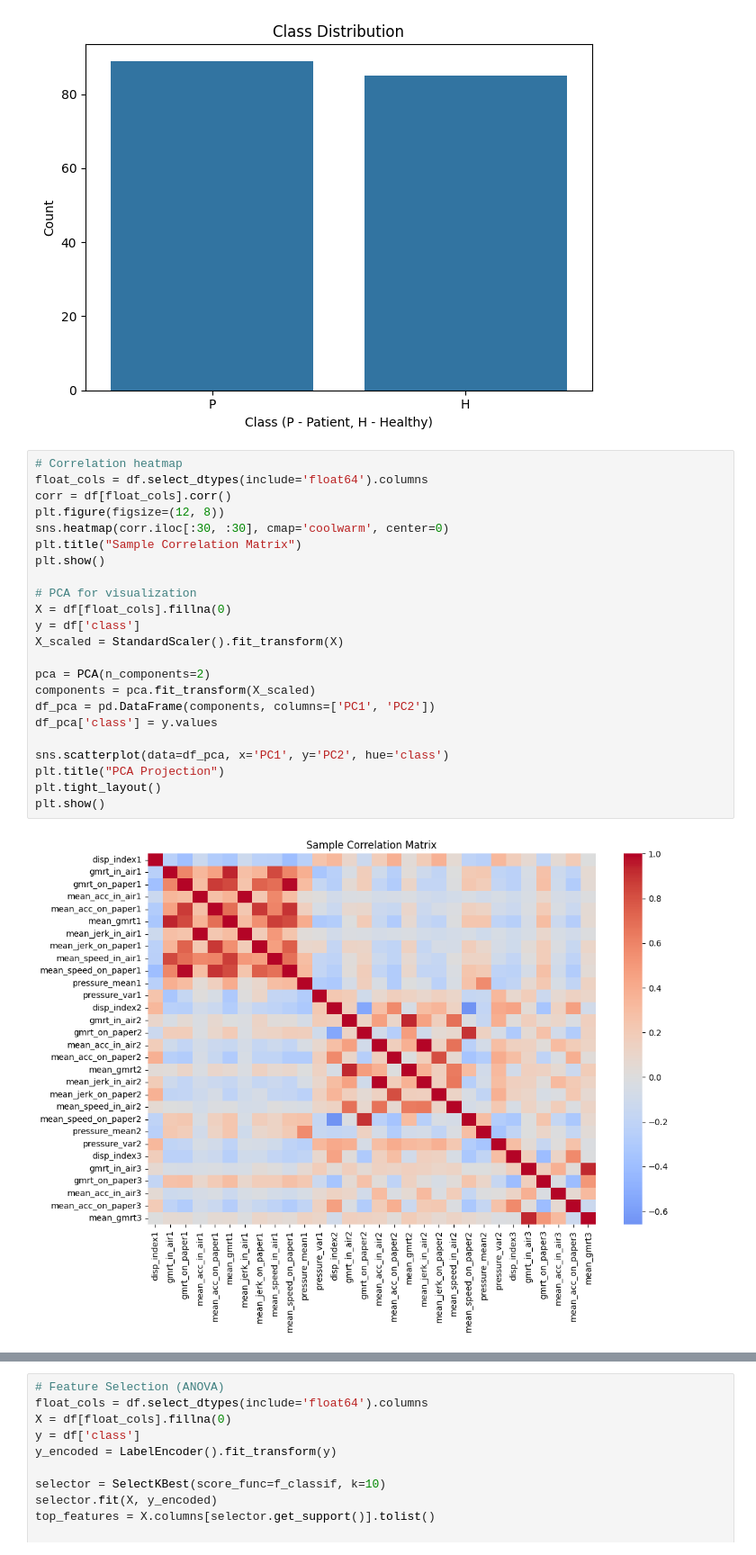
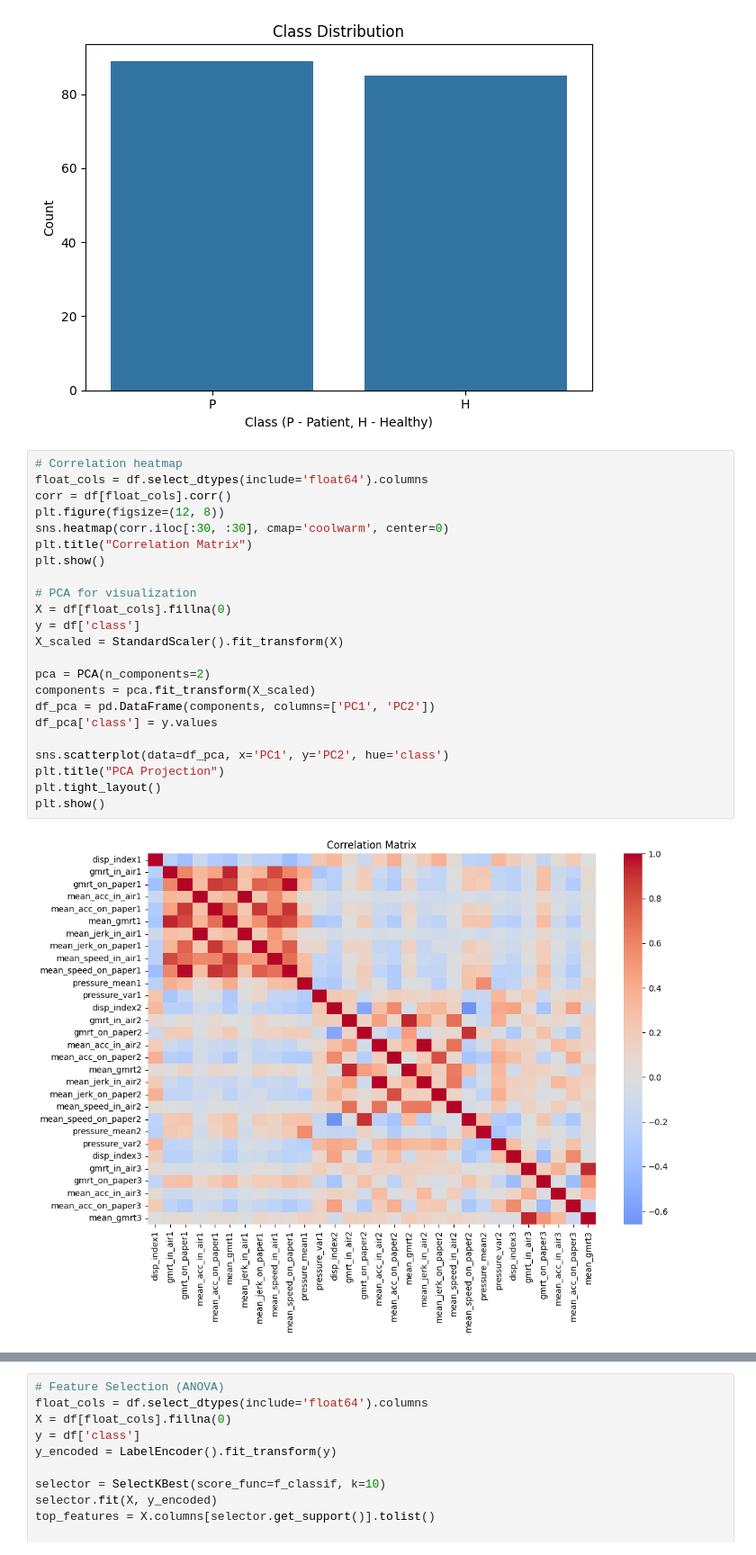
Before and after one commit to ljdvr/DARWIN, a Jupyter notebook: EDA.ipynb, the cells around one changed output, grey strips where cells are left out. Shown at 90% size. Cells and saved outputs as stored; diff of their text form.

```diff
--- a/EDA.ipynb
+++ b/EDA.ipynb
@@ -69,28 +67,28 @@ Name: count, dtype: int64
 # %%
 # Correlation heatmap
 float_cols = df.select_dtypes(include='float64').columns
 corr = df[float_cols].corr()
 plt.figure(figsize=(12, 8))
 sns.heatmap(corr.iloc[:30, :30], cmap='coolwarm', center=0)
-plt.title("Sample Correlation Matrix")
+plt.title("Correlation Matrix")
 plt.show()
 
 # PCA for visualization
 X = df[float_cols].fillna(0)
 y = df['class']
 X_scaled = StandardScaler().fit_transform(X)
 
 pca = PCA(n_components=2)
 components = pca.fit_transform(X_scaled)
 df_pca = pd.DataFrame(components, columns=['PC1', 'PC2'])
 df_pca['class'] = y.values
 
 sns.scatterplot(data=df_pca, x='PC1', y='PC2', hue='class')
 plt.title("PCA Projection")
 plt.tight_layout()
 plt.show()
 # %% [output]
-[figure, old version]
+[figure, new version]
 [figure]
 # %%
 # Feature Selection (ANOVA)
```
Also changed, not shown: parts of 1 cell of this notebook, 1 other file.
